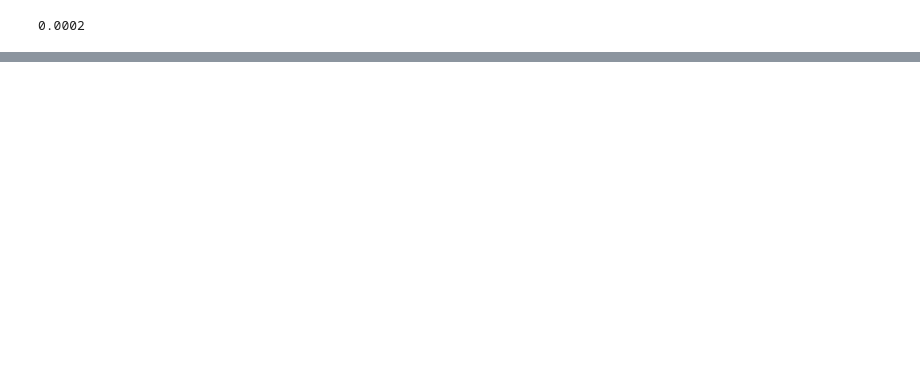
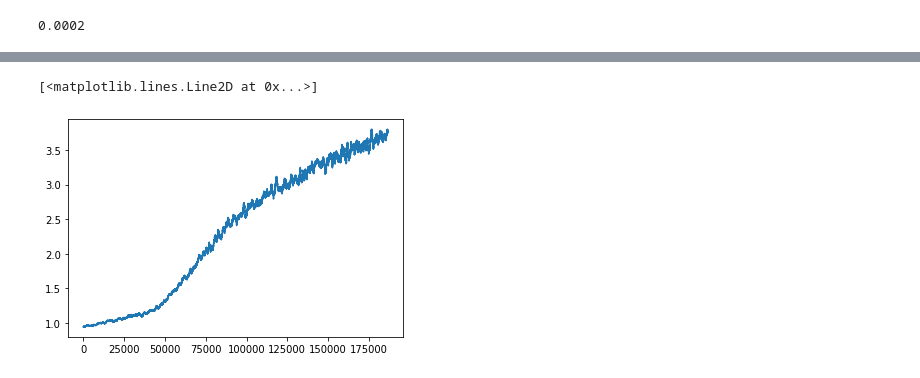
Before and after one commit to faderani/DCGAN-FashionMNIST, a Jupyter notebook: Train.ipynb, the cells around one changed output, grey strips where cells are left out. Drawn from its saved outputs; the diff is of its cells as text; code cells hidden in the pictures; blank space fills up the shorter version.

```diff
--- a/Train.ipynb
+++ b/Train.ipynb
@@ -242,0 +257,14 @@ Epoch:199:It538:DLoss0.0016233614878728986:GLoss2.454375743865967
+# %%
+g_losses_np = np.array(g_losses)
+d_losses_np = np.array(d_losses)
+# %%
+def moving_average(x, w):
+    return np.convolve(x, np.ones(w), 'valid') / w
+
+g_losses_avg = moving_average(g_losses_np, 1000)
+d_losses_avg = moving_average(d_losses_np, 1000)
+# %%
+plt.plot(g_losses_avg)
+# %% [output]
+[<matplotlib.lines.Line2D at 0x...>]
+[figure, added]
```
Also changed, not shown: parts of 8 cells of this notebook.
